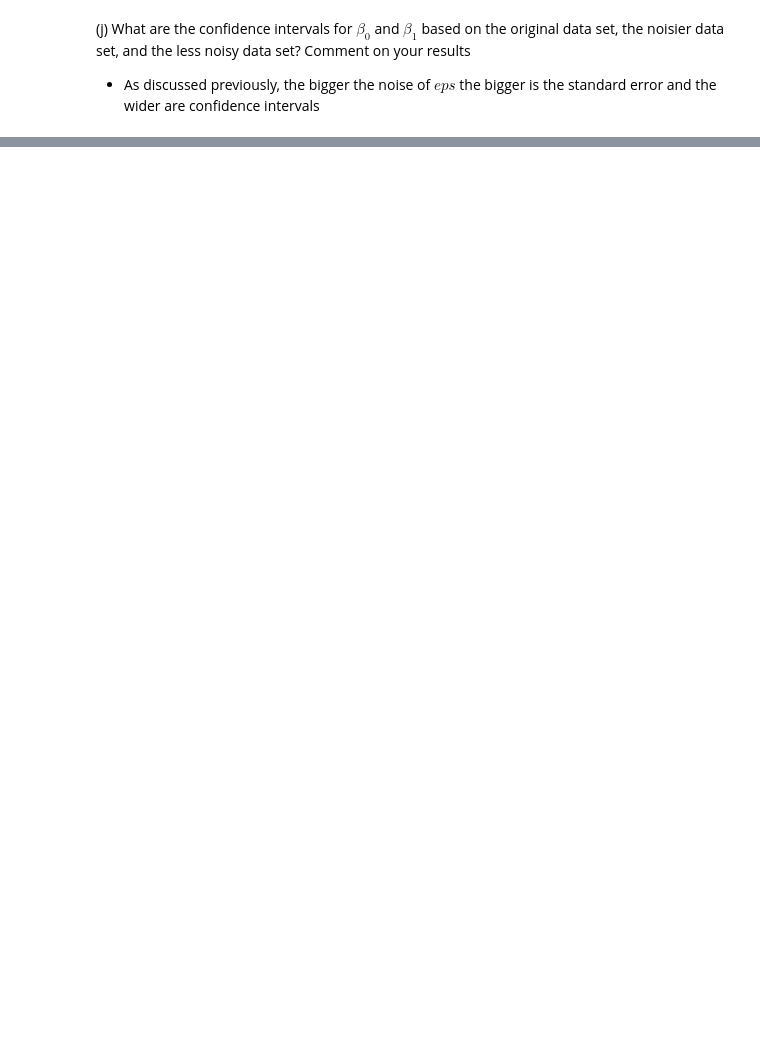
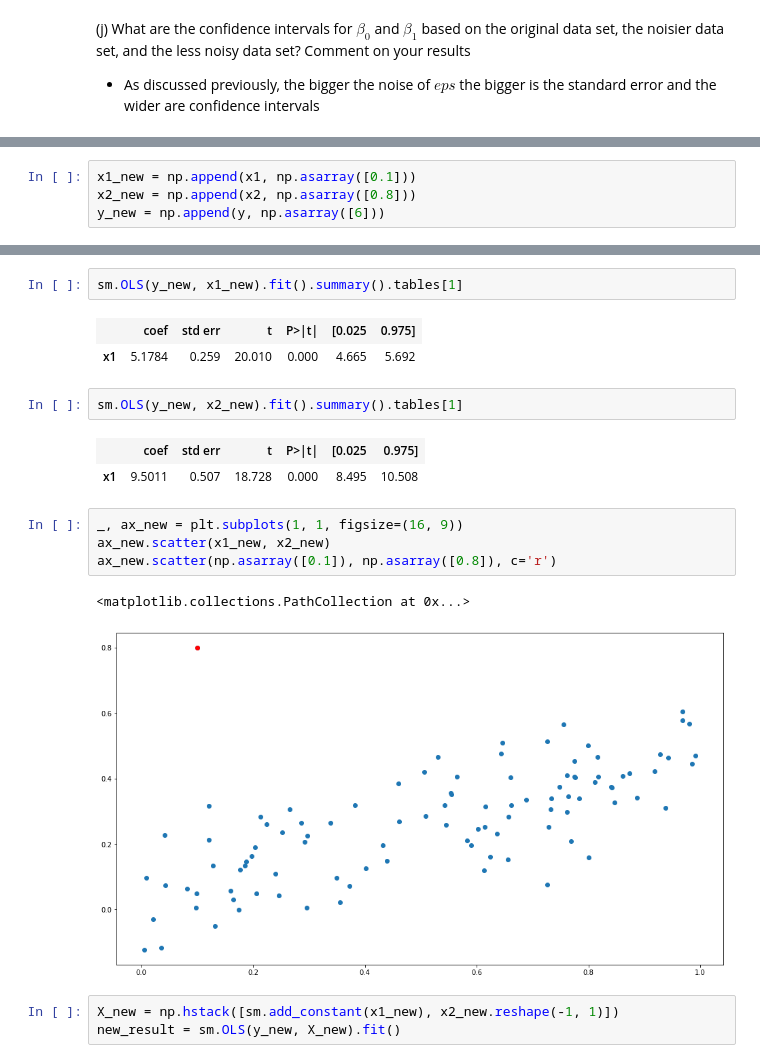
Before and after one commit to bartkowiaktomasz/introduction-to-statistical-learning-python, a Jupyter notebook: notebooks/Chapter_3.ipynb, the cells around one changed output, grey strips where cells are left out. Saved outputs shown, nothing was run; the diff lists cells and outputs as text; blank space fills up the shorter version.

```diff
--- a/notebooks/Chapter_3.ipynb
+++ b/notebooks/Chapter_3.ipynb
@@ -693,0 +758,4 @@ sm.OLS(y, x).fit().summary().tables[1]
+# %%
+x1_new = np.append(x1, np.asarray([0.1]))
+x2_new = np.append(x2, np.asarray([0.8]))
+y_new = np.append(y, np.asarray([6]))
@@ -693,0 +777,20 @@ sm.OLS(y, x).fit().summary().tables[1]
+# %%
+sm.OLS(y_new, x1_new).fit().summary().tables[1]
+# %% [output]
+|  | coef | std err | t | P>|t| | [0.025 | 0.975] |
+| x1 | 5.1784 | 0.259 | 20.010 | 0.000 | 4.665 | 5.692 |
+# %%
+sm.OLS(y_new, x2_new).fit().summary().tables[1]
+# %% [output]
+|  | coef | std err | t | P>|t| | [0.025 | 0.975] |
+| x1 | 9.5011 | 0.507 | 18.728 | 0.000 | 8.495 | 10.508 |
+# %%
+_, ax_new = plt.subplots(1, 1, figsize=(16, 9))
+ax_new.scatter(x1_new, x2_new)
+ax_new.scatter(np.asarray([0.1]), np.asarray([0.8]), c='r')
+# %% [output]
+<matplotlib.collections.PathCollection at 0x...>
+[figure, added]
+# %%
+X_new = np.hstack([sm.add_constant(x1_new), x2_new.reshape(-1, 1)])
+new_result = sm.OLS(y_new, X_new).fit()
```
Also changed, not shown: parts of 32 cells of this notebook.
